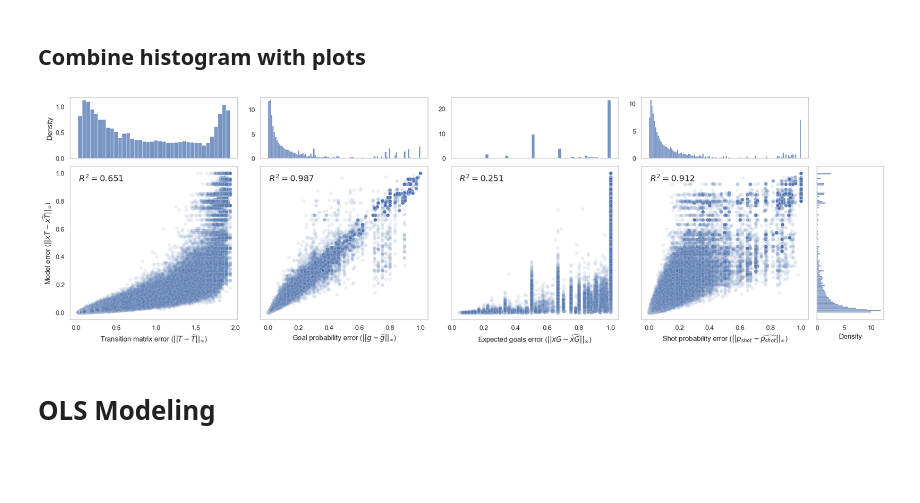
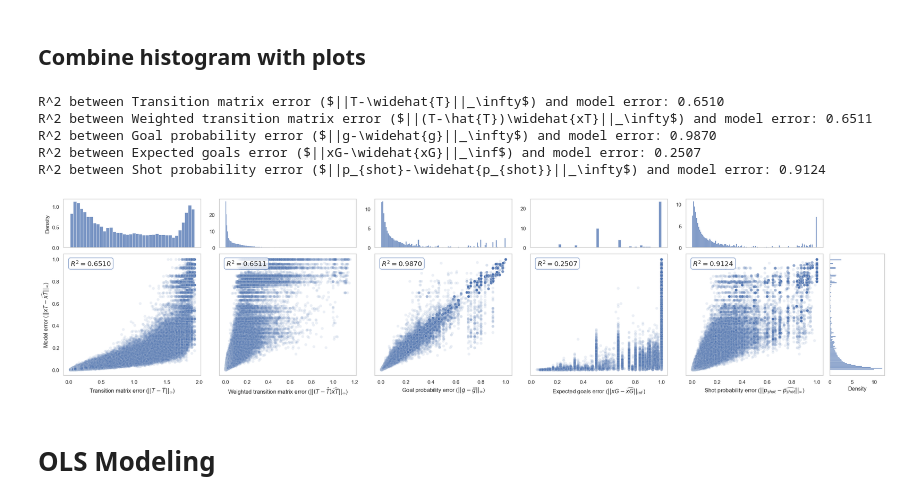
Before and after one commit to kvanarem42/xthreat-error-quantification-agentic, a Jupyter notebook: 4-investigate-results/apply_maximal_error_paper.ipynb, the cells around one changed output. Cells and saved outputs as stored; diff of their text form; code cells hidden in the pictures; blank space fills up the shorter version.

Commit message:
Added the weighted xT

```diff
--- a/4-investigate-results/apply_maximal_error_paper.ipynb
+++ b/4-investigate-results/apply_maximal_error_paper.ipynb
@@ -26,7 +26,7 @@ max_max_error = 0.030714285714285715
 # Import the data
 # %%
 # Load both old and new error dataframes
-df_errors_old = pd.read_csv('../3-calculate-values/bootstrap_errors_normal_xthreat.csv').rename(columns={'sample_size': 'N'})
+df_errors_old = pd.read_csv('../3-calculate-values/bootstrap_errors_normal_xthreat_rerun.csv').rename(columns={'sample_size': 'N'})
 df_errors_new = pd.read_csv('../3-calculate-values/bootstrap_errors_normal_xthreat_rerun_extended.csv').rename(columns={'sample_size': 'N'})
 
 # Append the new errors to the old errors
@@ -176,13 +176,15 @@ plt.show()
 # Subparts of Model
 # %%
 # Plot histograms of the errors
-error_columns = ['xT_error_inf_norm', 'transition_matrix_error_inf_norm',
+error_columns = ['xT_error_inf_norm', 'transition_matrix_error_inf_norm', 'weighted_transition_matrix_error_inf_norm',
                  'g_error_inf_norm', 'xG_error_inf_norm', 'prob_shot_error_inf_norm']
 error_labels = [r'Model error ($||xT-\widehat{xT}||_\infty$)',
                 r'Transition matrix error ($||T-\widehat{T}||_\infty$)',
+                r'Weighted transition matrix error ($||(T_{shot}-\hat{T})\widehat{xT}||_\infty$)',
                 r'Goal probability error ($||g-\widehat{g}||_\infty$)',
                 r'Expected goals error ($||xG-\widehat{xG}||_\infty$)',
-                r'Shot probability error ($||p_{shot}-\widehat{p_{shot}}||_\infty$)']
+                r'Shot probability error ($||p_{shot}-\widehat{p_{shot}}||_\infty$)',
+                r'Weighted shot probability error ($||w_{shot}-\widehat{w_{shot}}||_\infty$)']
 
 for error_col, error_label in zip(error_columns, error_labels):
     plt.figure()
@@ -252,18 +256,19 @@ for col, label in zip(error_columns, error_labels):
 ## Combine histogram with plots
 # %%
 y_col = 'xT_error_inf_norm'
-x_cols = ['transition_matrix_error_inf_norm',
+x_cols = ['transition_matrix_error_inf_norm', 'weighted_transition_matrix_error_inf_norm',
                             'g_error_inf_norm', 'xG_error_inf_norm', 'prob_shot_error_inf_norm']
 y_label = r'Model error ($||xT-\widehat{xT}||_\infty$)'
 x_labels = [r'Transition matrix error ($||T-\widehat{T}||_\infty$)',
+            r'Weighted transition matrix error ($||(T-\hat{T})\widehat{xT}||_\infty$)',
             r'Goal probability error ($||g-\widehat{g}||_\infty$)',
             r'Expected goals error ($||xG-\widehat{xG}||_\inf$)',
             r'Shot probability error ($||p_{shot}-\widehat{p_{shot}}||_\infty$)',
             ]
 # %%
 # sns.set(style="white") # Remove gridlines # Filter out the model error itself
-plot_columns = [col for col in error_columns if col != 'xT_error_inf_norm']
-plot_labels = [label for col, label in zip(error_columns, error_labels) if col != 'xT_error_inf_norm']
+plot_columns = [col for col in x_cols if col != 'xT_error_inf_norm']
+plot_labels = [label for col, label in zip(x_cols, x_labels) if col != 'xT_error_inf_norm']
 n_cols = len(plot_columns)
 
 # plot_columns.append('histogram') # Placeholder for histogram
@@ -280,6 +285,7 @@ for idx, (col, label) in enumerate(zip(plot_columns, plot_labels)):
     coeffs = np.polyfit(x, y, 1)
     y_pred = np.polyval(coeffs, x)
     r2 = r2_score(y, y_pred)
+    print(f"R^2 between {label} and model error: {r2:.4f}")
     ax = axes[idx]
     # Scatter plot
     sns.scatterplot(x=x, y=y, ax=ax, alpha=0.1)
@@ -289,37 +295,47 @@ for idx, (col, label) in enumerate(zip(plot_columns, plot_labels)):
     # ax.plot(x, y_pred, color='red', linewidth=1)
 
     # R^2 annotation
-    ax.text( 0.05, 0.95, f"$R^2 = {r2:.3f}$", transform=ax.transAxes, ha='left', va='top', fontsize='large')
+    ax.text( 0.05, 0.95,
+            f"$R^2 = {r2:.4f}$", transform=ax.transAxes,
+            ha='left', va='top',
+            fontsize='large', fontweight='extra bold',
+            bbox=dict(boxstyle='round', facecolor='white', alpha=0.8, edgecolor=hist_color)
+            )
 
     # Axis labels
     ax.set_xlabel(label)
     if idx == 0:
         ax.set_ylabel(r'Model error ($||xT-\widehat{xT}||_\infty$)')
     else: ax.set_ylabel('')
 
     # Add histogram above every scatterplot of the x-axis
     ax_hist_above = ax.inset_axes([0, 1.05, 1, 0.40]) # small axes on the top
     sns.histplot(x=x, bins='auto', orientation='horizontal', color=hist_color, ax=ax_hist_above, stat='density')
     ax_hist_above.grid(False)
     ax_hist_above.tick_params(bottom=False, labelbottom=False)
     if idx > 0:
         ax_hist_above.set_ylabel('')
 
     # Add histogram on the right **only for the last subplot**
     if idx == n_cols - 1:
         # print("We zijn er")
         # ax_hist = axes[idx]
         ax_hist = ax.inset_axes([1.05, 0, 0.40, 1]) # small axes on the right
         sns.histplot(y=y, bins='auto', orientation='vertical', color=hist_color, ax=ax_hist, stat='density')
         # ax_hist.set_xlabel('')
         # ax_hist.set_ylabel('')
         # ax_hist.tick_params(left=False, labelleft=False, bottom=False, labelbottom=False)
         ax_hist.tick_params(left=False, labelleft=False)
         ax_hist.grid(False)
 plt.tight_layout()
 plt.show()
 # %% [output]
+R^2 between Transition matrix error ($||T-\widehat{T}||_\infty$) and model error: 0.6510
+R^2 between Weighted transition matrix error ($||(T-\hat{T})\widehat{xT}||_\infty$) and model error: 0.6511
+R^2 between Goal probability error ($||g-\widehat{g}||_\infty$) and model error: 0.9870
+R^2 between Expected goals error ($||xG-\widehat{xG}||_\inf$) and model error: 0.2507
+R^2 between Shot probability error ($||p_{shot}-\widehat{p_{shot}}||_\infty$) and model error: 0.9124
-[figure, old version]
+[figure, new version]
 # %%
 import seaborn as sns
 import numpy as np
```
Also changed, not shown: parts of 5 cells of this notebook, 2 other files.
